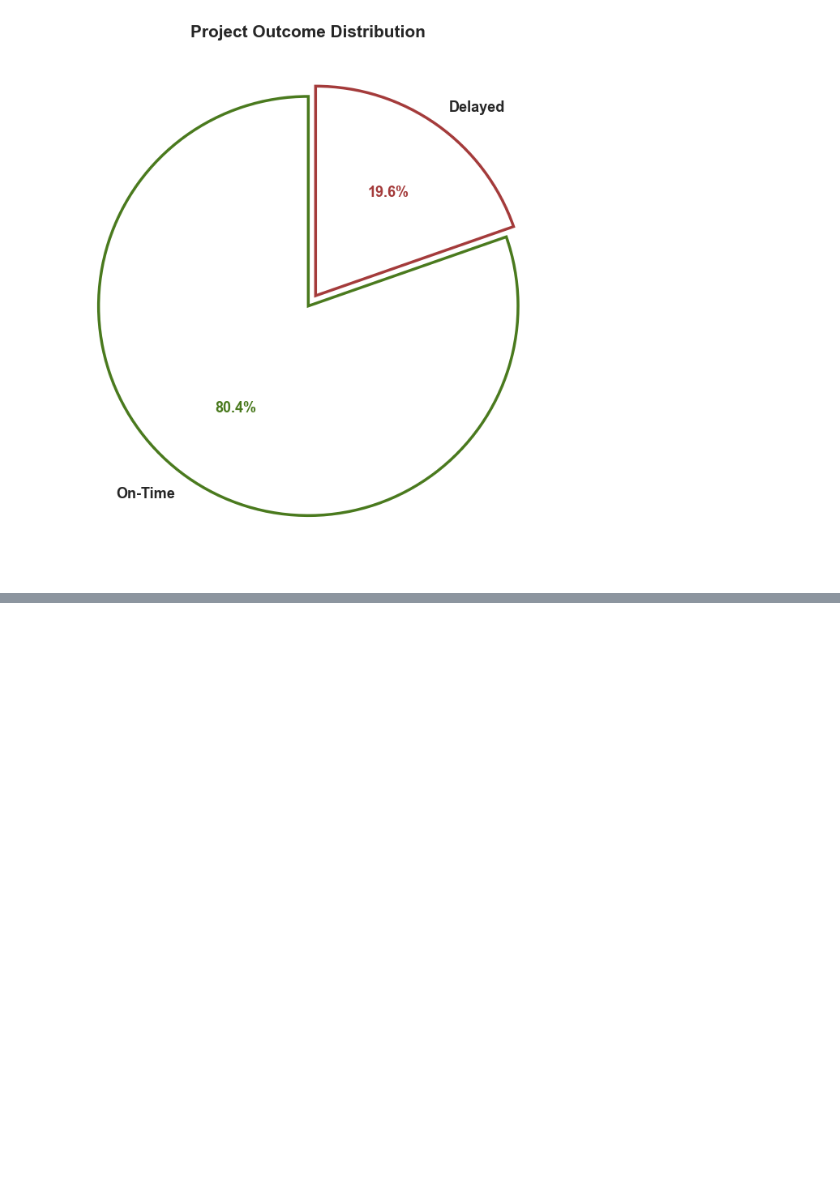
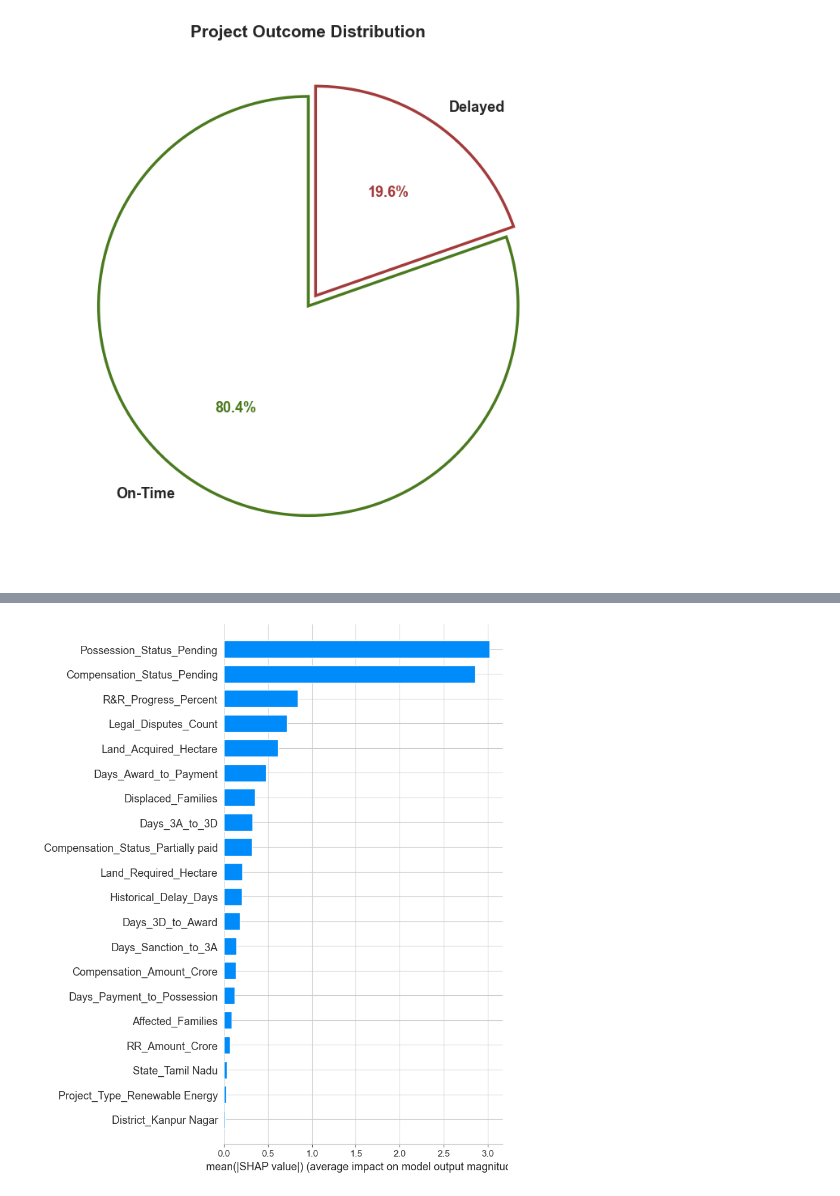
Before and after one commit to Butkii025/BhuNirvighna-Ai, a Jupyter notebook: notebook.ipynb, the cells around one changed output, grey strips where cells are left out. Drawn from its saved outputs; the diff is of its cells as text; code cells hidden in the pictures; blank space fills up the shorter version.

Commit message:
added 2 Model with UI

```diff
--- a/notebook.ipynb
+++ b/notebook.ipynb
@@ -281,0 +373,7 @@ plt.show()
+# %%
+features_encoded = pd.get_dummies(features, columns=[
+    'State', 'District', 'Project_Type', 'Compensation_Status', 'Possession_Status'
+], drop_first=True)
+
+print(features_encoded.shape)
+features_encoded.head()
@@ -281,0 +403,5 @@ plt.show()
+# %%
+from sklearn.ensemble import RandomForestClassifier
+
+model = RandomForestClassifier(n_estimators=200, random_state=42, class_weight='balanced')
+model.fit(X_train, y_train)
@@ -281,0 +438,22 @@ plt.show()
+# %%
+from xgboost import XGBClassifier
+from sklearn.metrics import classification_report, roc_auc_score
+
+xgb_model = XGBClassifier(
+    n_estimators=200,
+    max_depth=5,
+    learning_rate=0.1,
+    random_state=42,
+    scale_pos_weight=(y_train.value_counts()[0] / y_train.value_counts()[1]),  # handles class imbalance
+    eval_metric='logloss'
+)
+xgb_model.fit(X_train, y_train)
+
+xgb_preds = xgb_model.predict(X_test)
+xgb_probs = xgb_model.predict_proba(X_test)[:, 1]
+
+print("--- XGBoost Results --")
+
+print(classification_report(y_test, xgb_preds))
+
+print("ROC-AUC:", roc_auc_score(y_test, xgb_probs))
@@ -281,0 +494,13 @@ plt.show()
+# %%
+import shap
+
+explainer = shap.TreeExplainer(xgb_model)
+shap_values = explainer.shap_values(X_test)
+# %%
+# Global feature importance — bar chart
+shap.summary_plot(shap_values, X_test, plot_type="bar", show=False)
+plt.tight_layout()
+plt.savefig("visuals/09_shap_feature_importance_bar.png", dpi=200, bbox_inches='tight')
+plt.show()
+# %% [output]
+[figure, added]
```
Also changed, not shown: parts of 30 cells of this notebook, 11 other files.
